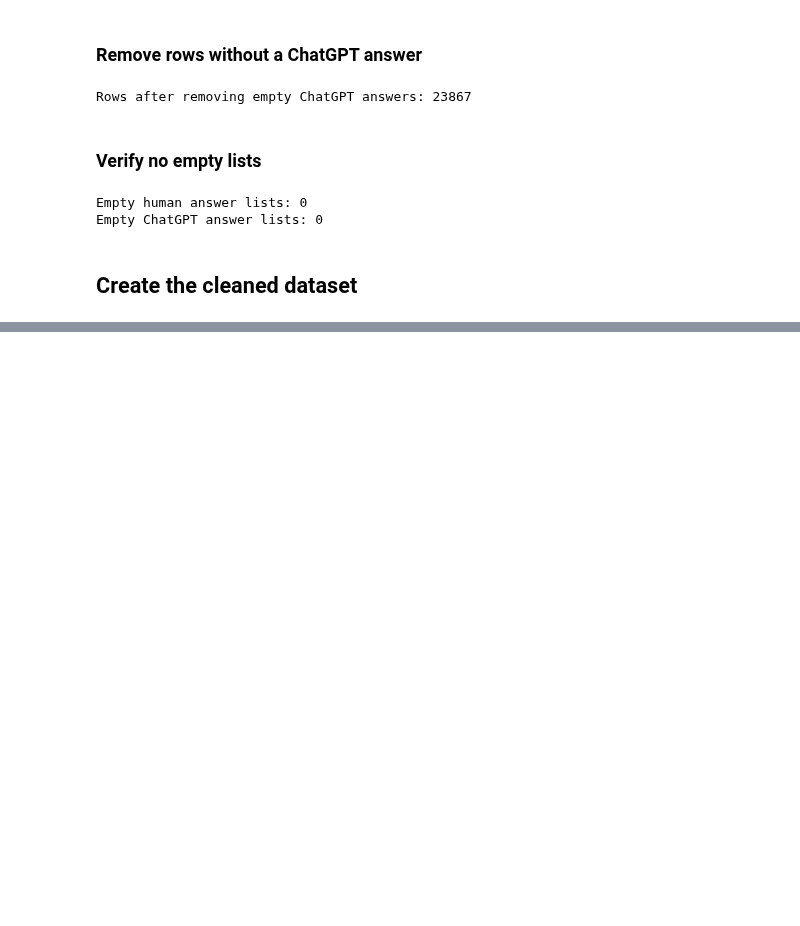
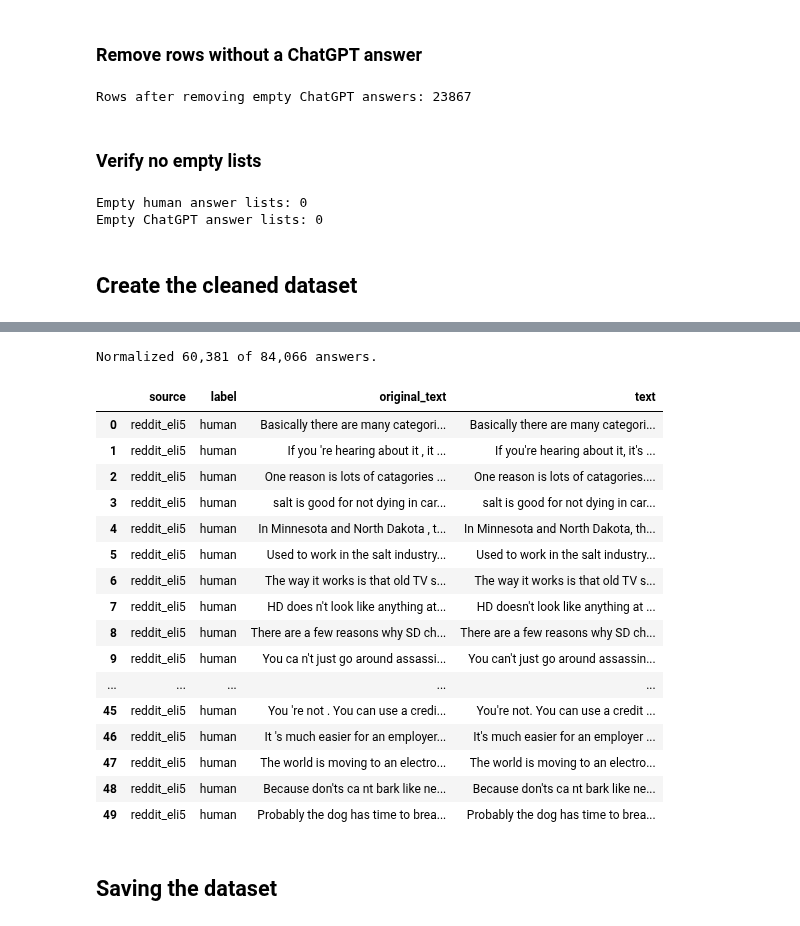
Before and after one commit to Break-Through-Tech/Chewy-1B-spot-the-bot-detecting-ai-generated-text, a Jupyter notebook: notebooks/data/data_cleaning.ipynb, the cells around one changed output, grey strips where cells are left out. Cells and saved outputs as stored; diff of their text form; code cells hidden in the pictures; blank space fills up the shorter version.

Commit message:
fix: clean HC3 text formatting

```diff
--- a/notebooks/data/data_cleaning.ipynb
+++ b/notebooks/data/data_cleaning.ipynb
@@ -241,0 +238,43 @@ Name: count, dtype: int64
+# %%
+# Temporary audit copy
+expanded["original_text"] = expanded["text"]
+
+# Normalize answer text
+expanded["text"] = expanded["text"].apply(normalize_text)
+
+# Remove empty answers
+expanded = (expanded[expanded["text"].str.strip().ne("")].reset_index(drop=True))
+
+# Inspect what changed
+changed = expanded[expanded["original_text"] != expanded["text"]]
+
+print(
+    f"Normalized {len(changed):,} "
+    f"of {len(expanded):,} answers."
+)
+
+display(changed[["source","label","original_text","text"]].head(50))
+
+# Remove audit column before saving
+expanded = expanded.drop(columns=["original_text"])
+# %% [output]
+Normalized 60,381 of 84,066 answers.
+|  | source | label | original_text | text |
+| 0 | reddit_eli5 | human | Basically there are many categori... | Basically there are many categori... |
+| 1 | reddit_eli5 | human | If you 're hearing about it , it ... | If you're hearing about it, it's ... |
+| 2 | reddit_eli5 | human | One reason is lots of catagories ... | One reason is lots of catagories.... |
+| 3 | reddit_eli5 | human | salt is good for not dying in car... | salt is good for not dying in car... |
+| 4 | reddit_eli5 | human | In Minnesota and North Dakota , t... | In Minnesota and North Dakota, th... |
+| 5 | reddit_eli5 | human | Used to work in the salt industry... | Used to work in the salt industry... |
+| 6 | reddit_eli5 | human | The way it works is that old TV s... | The way it works is that old TV s... |
+| 7 | reddit_eli5 | human | HD does n't look like anything at... | HD doesn't look like anything at ... |
+| 8 | reddit_eli5 | human | There are a few reasons why SD ch... | There are a few reasons why SD ch... |
+| 9 | reddit_eli5 | human | You ca n't just go around assassi... | You can't just go around assassin... |
+| ... | ... | ... | ... | ... |
+| 45 | reddit_eli5 | human | You 're not . You can use a credi... | You're not. You can use a credit ... |
+| 46 | reddit_eli5 | human | It 's much easier for an employer... | It's much easier for an employer ... |
+| 47 | reddit_eli5 | human | The world is moving to an electro... | The world is moving to an electro... |
+| 48 | reddit_eli5 | human | Because don'ts ca nt bark like ne... | Because don'ts ca nt bark like ne... |
+| 49 | reddit_eli5 | human | Probably the dog has time to brea... | Probably the dog has time to brea... |
+# %% [markdown]
+## Saving the dataset
```
Also changed, not shown: parts of 9 cells of this notebook, 1 other file.
